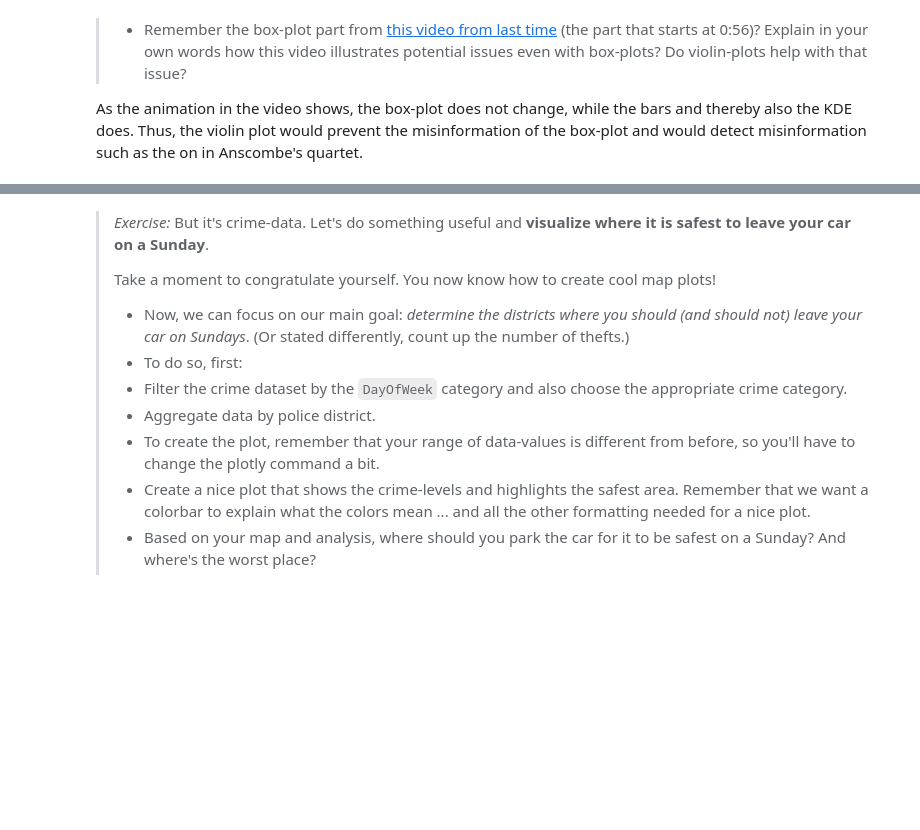
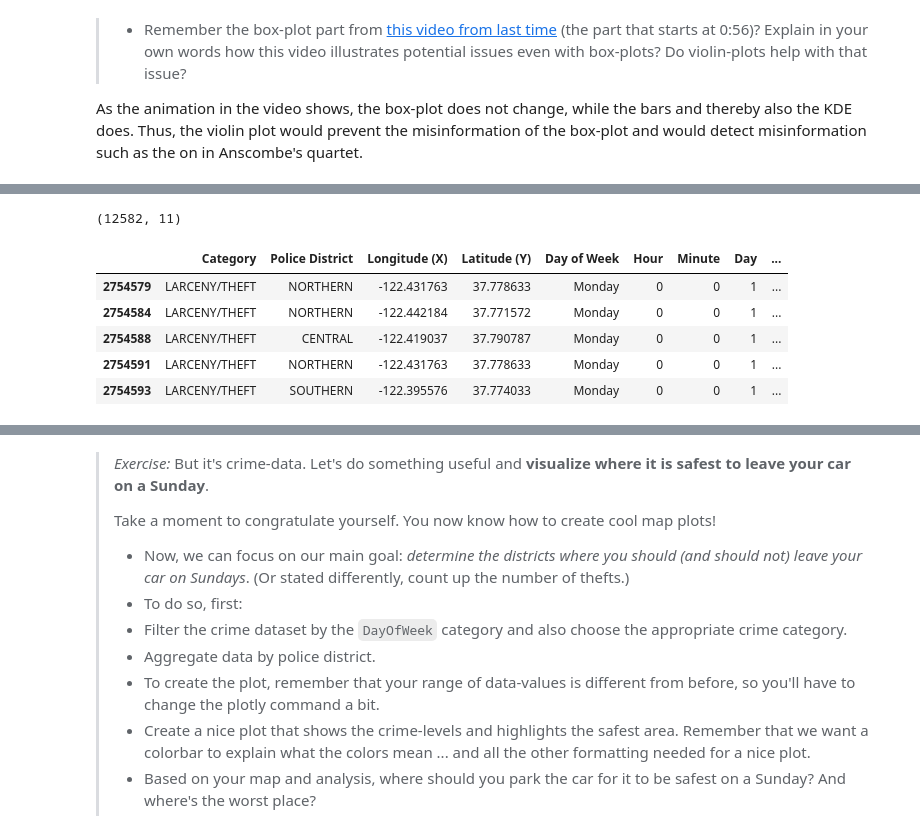
Before and after one commit to AleksandarLukic96/02806_Social_Data, a Jupyter notebook: notebooks/W3_Alek.ipynb, the cells around one changed output, grey strips where cells are left out. Cells and saved outputs as stored; diff of their text form; code cells hidden in the pictures; blank space fills up the shorter version.

```diff
--- a/notebooks/W3_Alek.ipynb
+++ b/notebooks/W3_Alek.ipynb
@@ -105,0 +143,18 @@ As the animation in the video shows, the box-plot does not change, while the bar
+# %%
+# Time period to sample
+year = 2024
+month_start = 1
+month_end = 6
+
+df_sample = df_temp[(df_temp["Year"] == year) & (df_temp["Month"] >= month_start) & (df_temp["Month"] <= month_end)]
+
+print(df_sample.shape)
+df_sample.head()
+# %% [output]
+(12582, 11)
+|  | Category | Police District | Longitude (X) | Latitude (Y) | Day of Week | Hour | Minute | Day | ... |
+| 2754579 | LARCENY/THEFT | NORTHERN | -122.431763 | 37.778633 | Monday | 0 | 0 | 1 | ... |
+| 2754584 | LARCENY/THEFT | NORTHERN | -122.442184 | 37.771572 | Monday | 0 | 0 | 1 | ... |
+| 2754588 | LARCENY/THEFT | CENTRAL | -122.419037 | 37.790787 | Monday | 0 | 0 | 1 | ... |
+| 2754591 | LARCENY/THEFT | NORTHERN | -122.431763 | 37.778633 | Monday | 0 | 0 | 1 | ... |
+| 2754593 | LARCENY/THEFT | SOUTHERN | -122.395576 | 37.774033 | Monday | 0 | 0 | 1 | ... |
```
Also changed, not shown: parts of 17 cells of this notebook.
